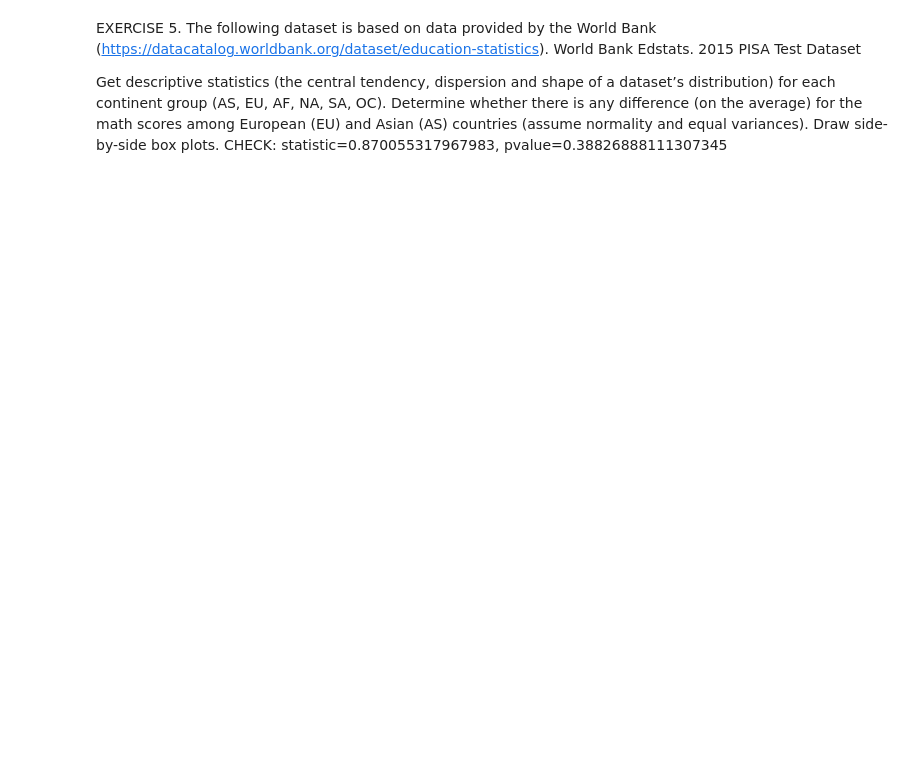
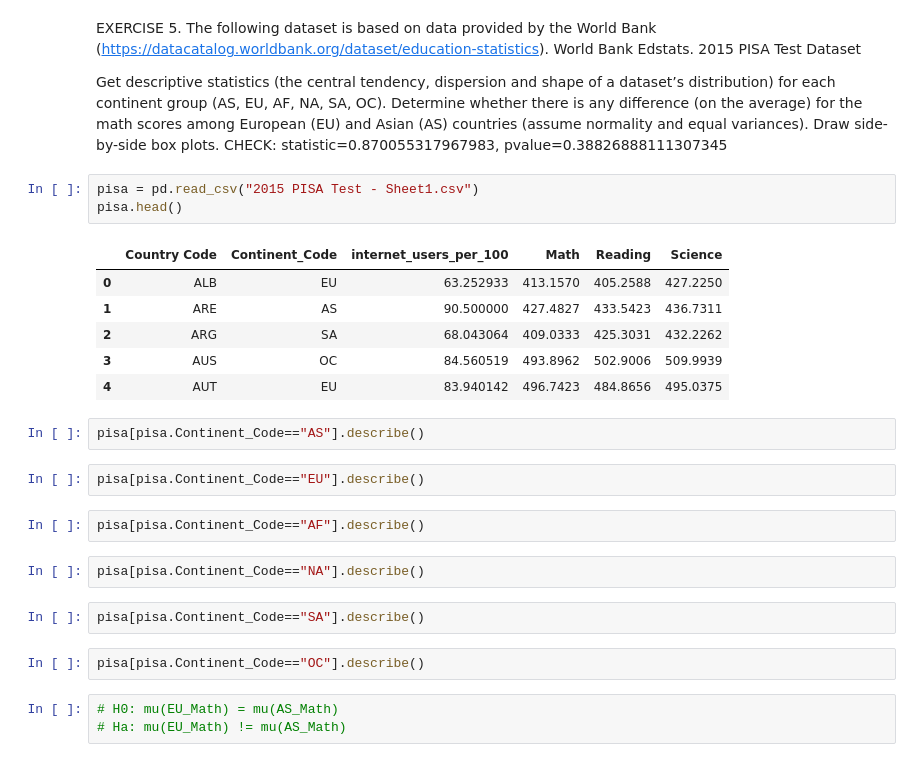
Before and after one commit to huseyin79/02_DATA_ANALYTICS_MODULE, a Jupyter notebook: 3- Classes & Labs/0-ASSIGNMENTS/STATS/Assignment_2.ipynb, the cells around one changed output. Drawn from its saved outputs; the diff is of its cells as text; blank space fills up the shorter version.

```diff
--- a/3- Classes & Labs/0-ASSIGNMENTS/STATS/Assignment_2.ipynb
+++ b/3- Classes & Labs/0-ASSIGNMENTS/STATS/Assignment_2.ipynb
@@ -108,3 +136,28 @@ EXERCISE 5. The following dataset is based on data provided by the World Bank (h
 Get descriptive statistics (the central tendency, dispersion and shape of a dataset’s distribution) for each continent group (AS, EU, AF, NA, SA, OC).
 Determine whether there is any difference (on the average) for the math scores among European (EU) and Asian (AS) countries (assume normality and equal variances). Draw side-by-side box plots.
 CHECK: statistic=0.870055317967983, pvalue=0.38826888111307345
+# %%
+pisa = pd.read_csv("2015 PISA Test - Sheet1.csv")
+pisa.head()
+# %% [output]
+|  | Country Code | Continent_Code | internet_users_per_100 | Math | Reading | Science |
+| 0 | ALB | EU | 63.252933 | 413.1570 | 405.2588 | 427.2250 |
+| 1 | ARE | AS | 90.500000 | 427.4827 | 433.5423 | 436.7311 |
+| 2 | ARG | SA | 68.043064 | 409.0333 | 425.3031 | 432.2262 |
+| 3 | AUS | OC | 84.560519 | 493.8962 | 502.9006 | 509.9939 |
+| 4 | AUT | EU | 83.940142 | 496.7423 | 484.8656 | 495.0375 |
+# %%
+pisa[pisa.Continent_Code=="AS"].describe()
+# %%
+pisa[pisa.Continent_Code=="EU"].describe()
+# %%
+pisa[pisa.Continent_Code=="AF"].describe()
+# %%
+pisa[pisa.Continent_Code=="NA"].describe()
+# %%
+pisa[pisa.Continent_Code=="SA"].describe()
+# %%
+pisa[pisa.Continent_Code=="OC"].describe()
+# %%
+# H0: mu(EU_Math) = mu(AS_Math)
+# Ha: mu(EU_Math) != mu(AS_Math)
```
Also changed, not shown: parts of 13 cells of this notebook, 1 other file.
